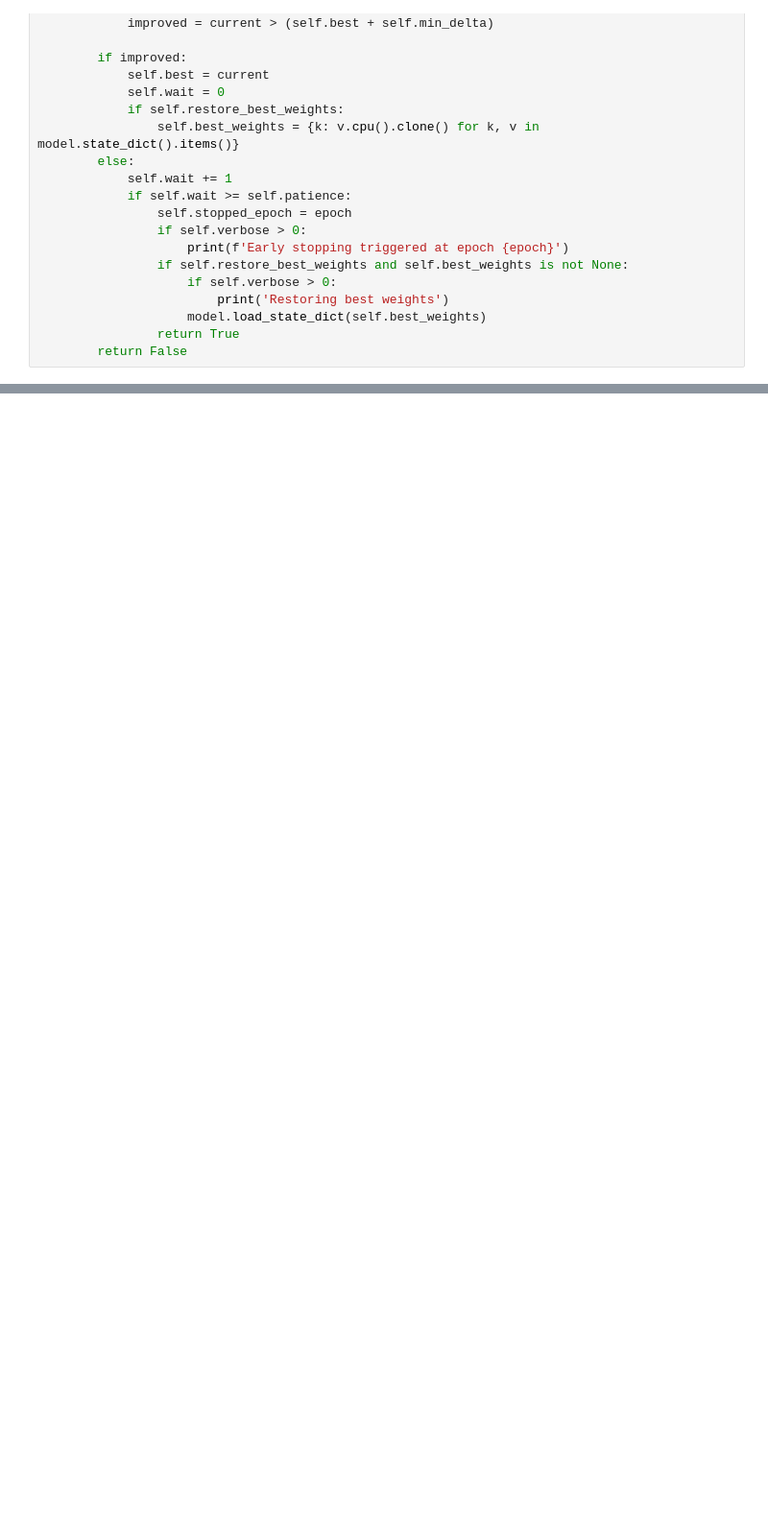
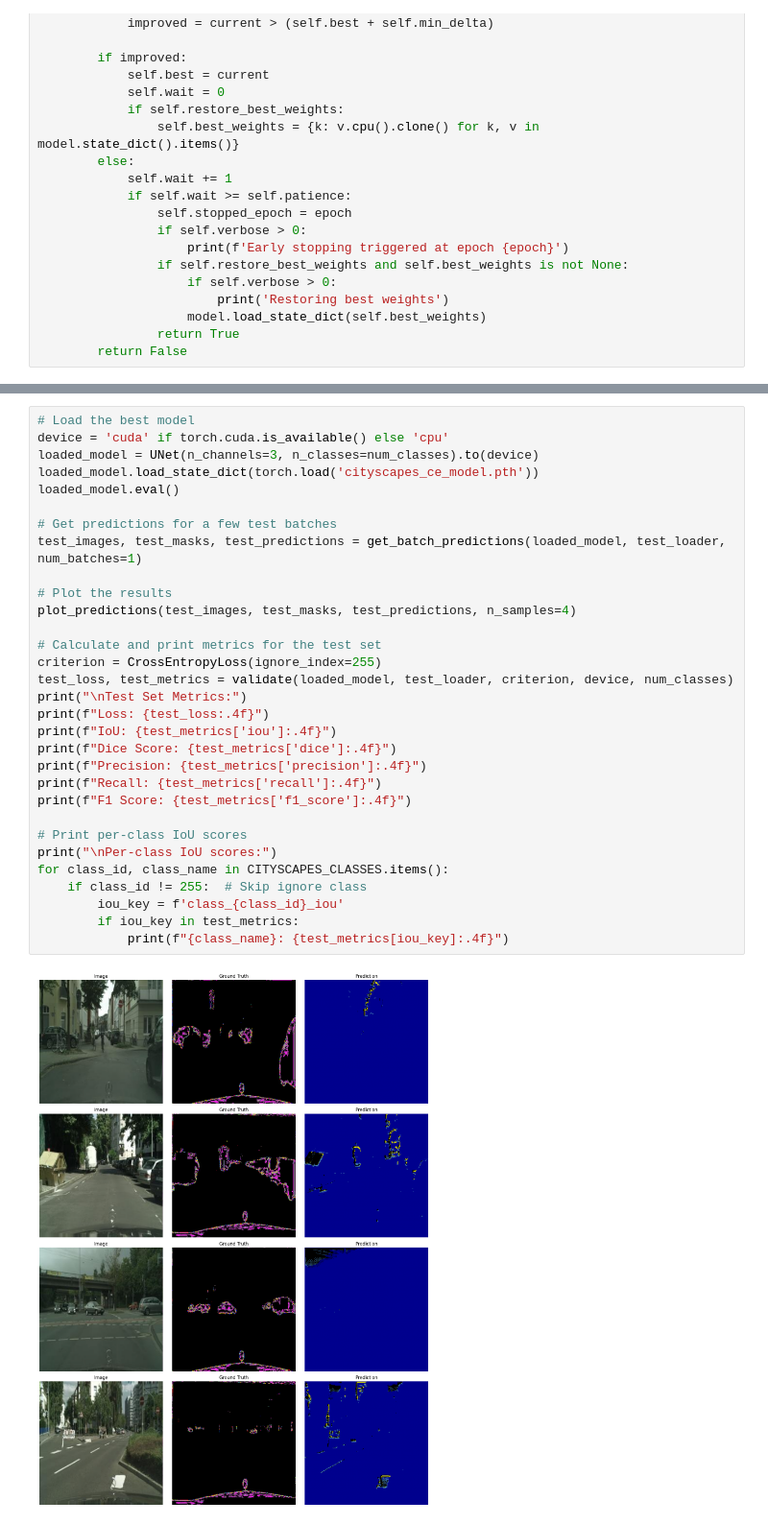
Before and after one commit to sadhiin/unet-image-segmentation, a Jupyter notebook: cityscapes_CrossE.ipynb, the cells around one changed output, grey strips where cells are left out. Shown at 96% size. Cells and saved outputs as stored; diff of their text form; blank space fills up the shorter version.

Commit message:
Solve the issue with cityscape metrics claculation

```diff
--- a/cityscapes_CrossE.ipynb
+++ b/cityscapes_CrossE.ipynb
@@ -393,0 +506,33 @@ def plot_confusion_matrix(metrics):
+# %%
+# Load the best model
+device = 'cuda' if torch.cuda.is_available() else 'cpu'
+loaded_model = UNet(n_channels=3, n_classes=num_classes).to(device)
+loaded_model.load_state_dict(torch.load('cityscapes_ce_model.pth'))
+loaded_model.eval()
+
+# Get predictions for a few test batches
+test_images, test_masks, test_predictions = get_batch_predictions(loaded_model, test_loader, num_batches=1)
+
+# Plot the results
+plot_predictions(test_images, test_masks, test_predictions, n_samples=4)
+
+# Calculate and print metrics for the test set
+criterion = CrossEntropyLoss(ignore_index=255)
+test_loss, test_metrics = validate(loaded_model, test_loader, criterion, device, num_classes)
+print("\nTest Set Metrics:")
+print(f"Loss: {test_loss:.4f}")
+print(f"IoU: {test_metrics['iou']:.4f}")
+print(f"Dice Score: {test_metrics['dice']:.4f}")
+print(f"Precision: {test_metrics['precision']:.4f}")
+print(f"Recall: {test_metrics['recall']:.4f}")
+print(f"F1 Score: {test_metrics['f1_score']:.4f}")
+
+# Print per-class IoU scores
+print("\nPer-class IoU scores:")
+for class_id, class_name in CITYSCAPES_CLASSES.items():
+    if class_id != 255:  # Skip ignore class
+        iou_key = f'class_{class_id}_iou'
+        if iou_key in test_metrics:
+            print(f"{class_name}: {test_metrics[iou_key]:.4f}")
+# %% [output]
+[figure, added]
```
Also changed, not shown: parts of 13 cells of this notebook, 8 other files.
